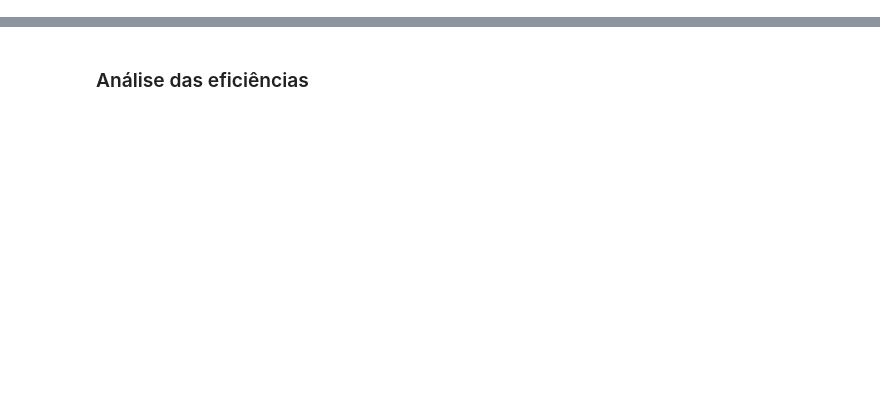
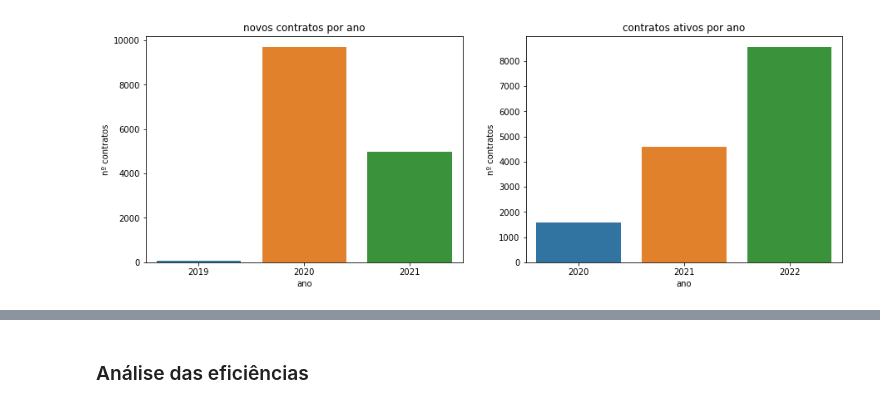
Before and after one commit to heitorfe/data_challenge_stone, a Jupyter notebook: notebooks/EDA.ipynb, the cells around one changed output, grey strips where cells are left out. Drawn from its saved outputs; the diff is of its cells as text; code cells hidden in the pictures; blank space fills up the shorter version.

```diff
--- a/notebooks/EDA.ipynb
+++ b/notebooks/EDA.ipynb
@@ -319,0 +48,4 @@ df_lido.head(300)
+# %%
+df_geral = pd.read_csv('../data/new_dfs/df_geral.csv')
+df_contrato =  pd.read_csv('../data/new_dfs/df_contrato.csv')
+df_mensagem = pd.read_csv('../data/new_dfs/df_mensagem.csv')
@@ -319,0 +56,13 @@ df_lido.head(300)
+# %%
+#df_contrato
+dates = ['dt_contrato', 'dt_desembolso','dt_vencimento', 'dt_wo' ]
+for date in dates:
+    df_contrato[date] = change_date(df_contrato, date)
+
+
+#df_mensagem
+df_mensagem['data_acao'] = change_date(df_mensagem, 'data_acao')
+df_mensagem['dt_ref_portfolio'] = change_date(df_mensagem, 'dt_ref_portfolio')
+
+#df_geral
+df_geral['dt_ref_portfolio'] = change_date(df_geral, 'dt_ref_portfolio')
@@ -319,0 +93,35 @@ df_lido.head(300)
+# %%
+plt.figure(figsize=(15,5))
+
+
+#df auxiliar
+aux = df_contrato[['contrato_id','dt_contrato']].copy()
+
+#extraindo  ano que o cliente efetou o contrato
+aux['ano'] = aux['dt_contrato'].dt.year
+
+#contando novos contratos por ano
+aux = aux[['contrato_id','ano']].groupby('ano').count().reset_index()
+
+#contratos por ano
+plt.subplot(1,2,1)
+sns.barplot(data=aux, x='ano', y='contrato_id').set_title('novos contratos por ano')
+plt.ylabel('nº contratos');
+
+
+#pegando ultimo registro de cada contrato
+aux = df_geral[['contrato_id','dt_ref_portfolio']].groupby('contrato_id').max().reset_index()
+
+#extraindo mes e ano
+aux['ano'] = aux['dt_ref_portfolio'].dt.year
+
+#contando contratos vigentes por ano
+aux0 = aux[['contrato_id', 'ano']].groupby('ano').count().reset_index()
+
+#contratos por ano
+plt.subplot(1,2,2)
+
+sns.barplot(data=aux0, x='ano', y='contrato_id').set_title('contratos ativos por ano')
+plt.ylabel('nº contratos');
+# %% [output]
+[figure, added]
```
Also changed, not shown: parts of 104 cells of this notebook, 1 other file.
